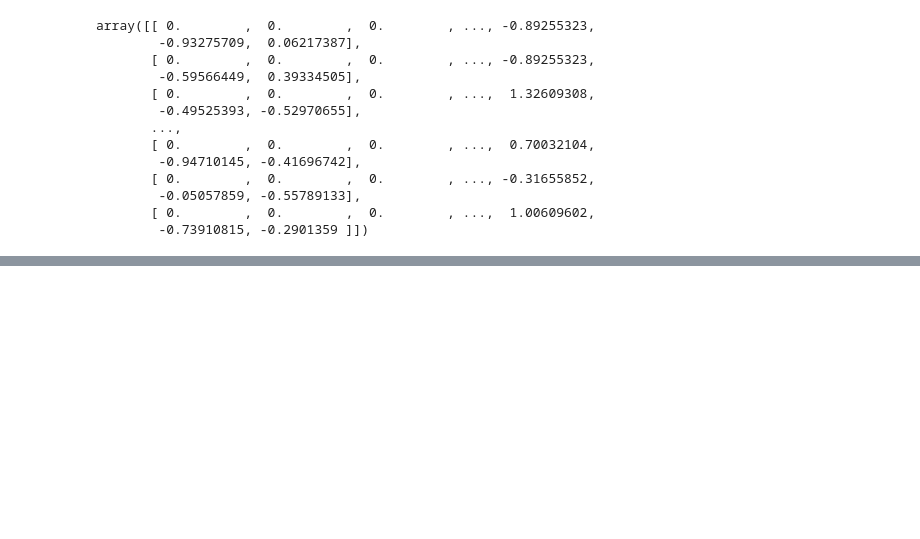
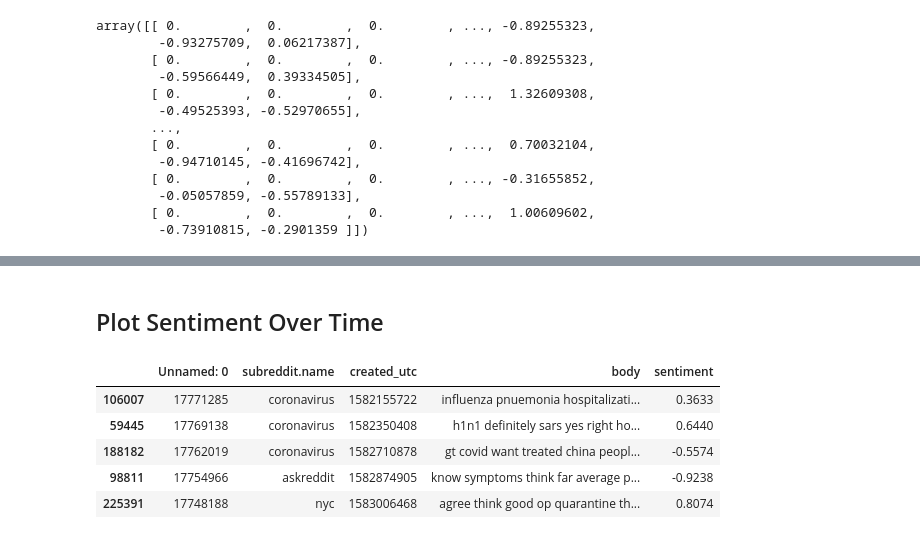
Before and after one commit to j-chen005/COVID19-Mental-Health-Analysis, a Jupyter notebook: Sentiment Over Time Model.ipynb, the cells around one changed output, grey strips where cells are left out. Saved outputs shown, nothing was run; the diff lists cells and outputs as text; code cells hidden in the pictures; blank space fills up the shorter version.

```diff
--- a/Sentiment Over Time Model.ipynb
+++ b/Sentiment Over Time Model.ipynb
@@ -224,0 +232,2 @@ model.evaluate(X_test,y_test)
+# %% [markdown]
+## Plot Sentiment Over Time
@@ -224,0 +244,11 @@ model.evaluate(X_test,y_test)
+# %%
+plot_sample = df.sample(2000)
+plot_sample = plot_sample.sort_values("created_utc")
+plot_sample.head()
+# %% [output]
+|  | Unnamed: 0 | subreddit.name | created_utc | body | sentiment |
+| 106007 | 17771285 | coronavirus | 1582155722 | influenza pnuemonia hospitalizati... | 0.3633 |
+| 59445 | 17769138 | coronavirus | 1582350408 | h1n1 definitely sars yes right ho... | 0.6440 |
+| 188182 | 17762019 | coronavirus | 1582710878 | gt covid want treated china peopl... | -0.5574 |
+| 98811 | 17754966 | askreddit | 1582874905 | know symptoms think far average p... | -0.9238 |
+| 225391 | 17748188 | nyc | 1583006468 | agree think good op quarantine th... | 0.8074 |
```
Also changed, not shown: parts of 13 cells of this notebook.
